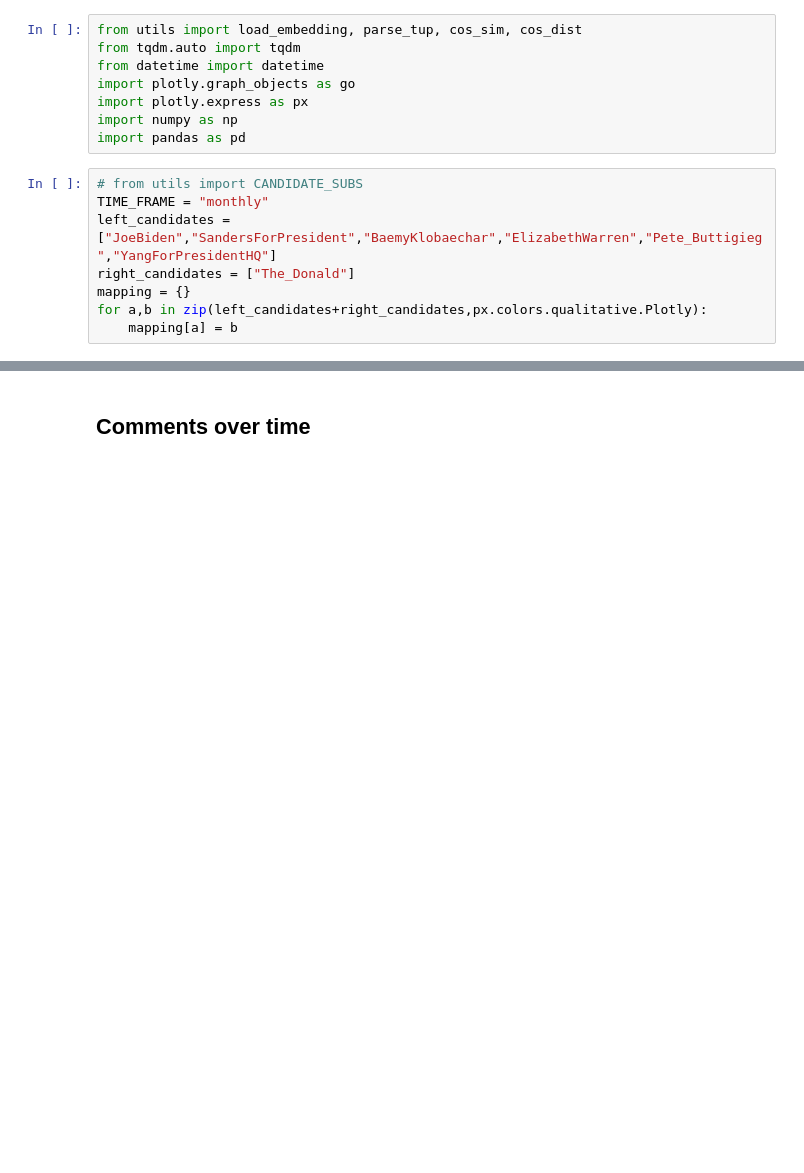
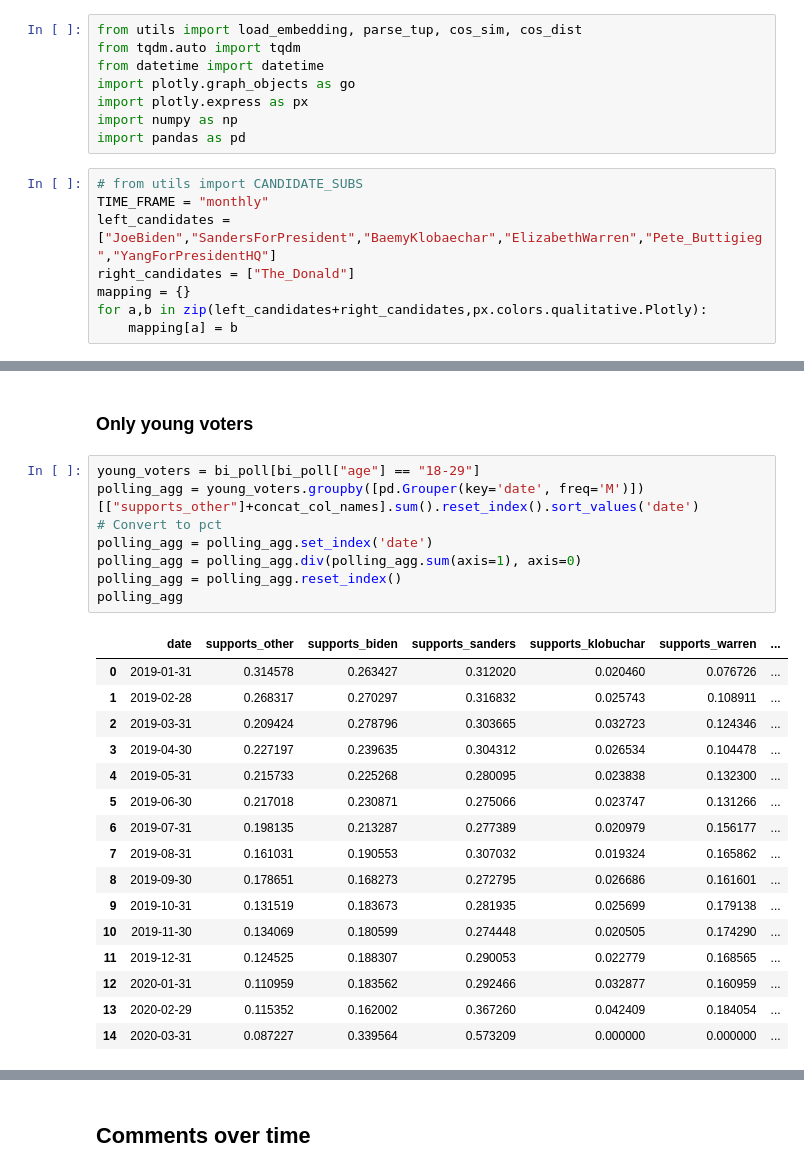
Before and after one commit to CSSLab/political-subreddits, a Jupyter notebook: Exploratory_Analysis.ipynb, the cells around one changed output, grey strips where cells are left out. Cells and saved outputs as stored; diff of their text form; blank space fills up the shorter version.

```diff
--- a/Exploratory_Analysis.ipynb
+++ b/Exploratory_Analysis.ipynb
@@ -85,0 +131,27 @@ fig.show()
+# %% [markdown]
+### Only young voters
+# %%
+young_voters = bi_poll[bi_poll["age"] == "18-29"]
+polling_agg = young_voters.groupby([pd.Grouper(key='date', freq='M')])[["supports_other"]+concat_col_names].sum().reset_index().sort_values('date')
+# Convert to pct
+polling_agg = polling_agg.set_index('date')
+polling_agg = polling_agg.div(polling_agg.sum(axis=1), axis=0)
+polling_agg = polling_agg.reset_index()
+polling_agg
+# %% [output]
+|  | date | supports_other | supports_biden | supports_sanders | supports_klobuchar | supports_warren | ... |
+| 0 | 2019-01-31 | 0.314578 | 0.263427 | 0.312020 | 0.020460 | 0.076726 | ... |
+| 1 | 2019-02-28 | 0.268317 | 0.270297 | 0.316832 | 0.025743 | 0.108911 | ... |
+| 2 | 2019-03-31 | 0.209424 | 0.278796 | 0.303665 | 0.032723 | 0.124346 | ... |
+| 3 | 2019-04-30 | 0.227197 | 0.239635 | 0.304312 | 0.026534 | 0.104478 | ... |
+| 4 | 2019-05-31 | 0.215733 | 0.225268 | 0.280095 | 0.023838 | 0.132300 | ... |
+| 5 | 2019-06-30 | 0.217018 | 0.230871 | 0.275066 | 0.023747 | 0.131266 | ... |
+| 6 | 2019-07-31 | 0.198135 | 0.213287 | 0.277389 | 0.020979 | 0.156177 | ... |
+| 7 | 2019-08-31 | 0.161031 | 0.190553 | 0.307032 | 0.019324 | 0.165862 | ... |
+| 8 | 2019-09-30 | 0.178651 | 0.168273 | 0.272795 | 0.026686 | 0.161601 | ... |
+| 9 | 2019-10-31 | 0.131519 | 0.183673 | 0.281935 | 0.025699 | 0.179138 | ... |
+| 10 | 2019-11-30 | 0.134069 | 0.180599 | 0.274448 | 0.020505 | 0.174290 | ... |
+| 11 | 2019-12-31 | 0.124525 | 0.188307 | 0.290053 | 0.022779 | 0.168565 | ... |
+| 12 | 2020-01-31 | 0.110959 | 0.183562 | 0.292466 | 0.032877 | 0.160959 | ... |
+| 13 | 2020-02-29 | 0.115352 | 0.162002 | 0.367260 | 0.042409 | 0.184054 | ... |
+| 14 | 2020-03-31 | 0.087227 | 0.339564 | 0.573209 | 0.000000 | 0.000000 | ... |
```
Also changed, not shown: parts of 15 cells of this notebook, 46 other files.
